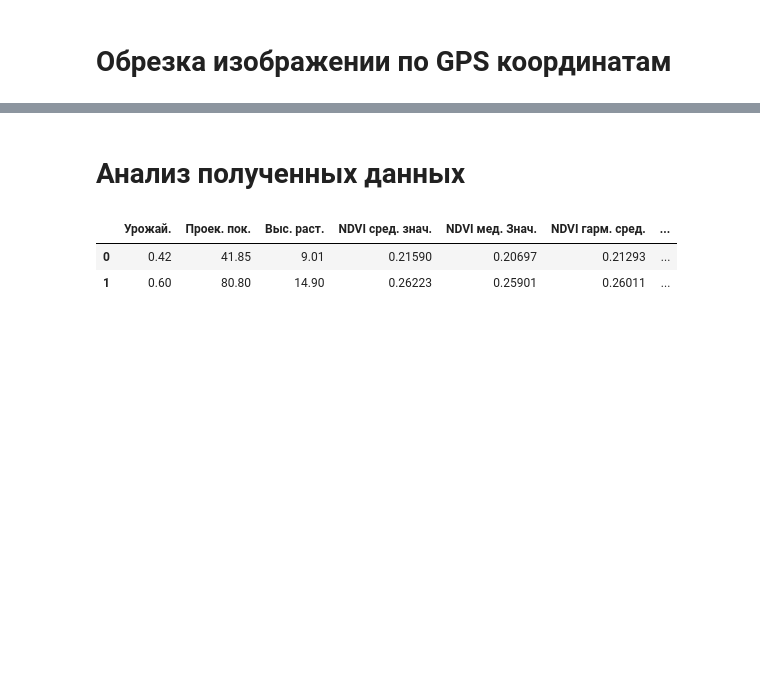
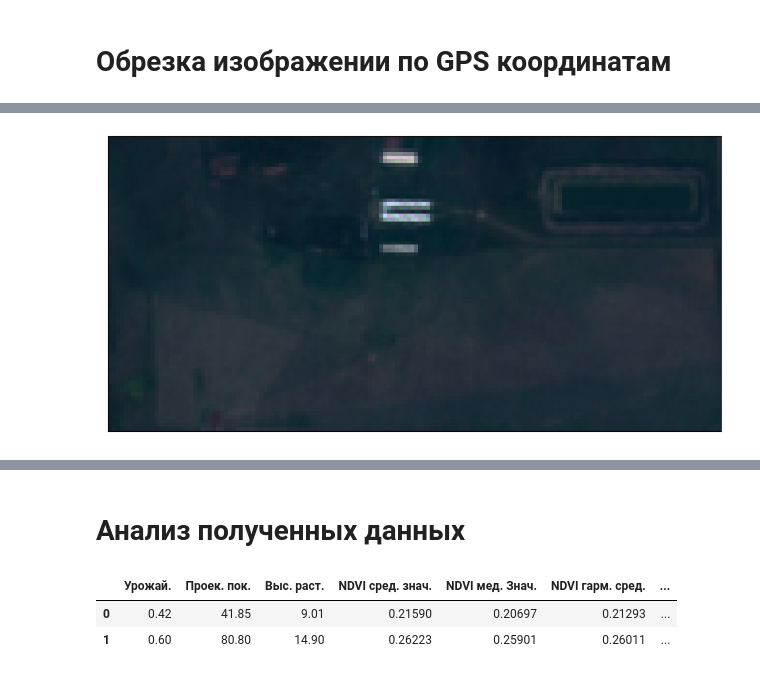
Before and after one commit to Yerlan999/CowsGPSTracker-KazATU, a Jupyter notebook: RealWorld_PastureAnanysisGPSbased.ipynb, the cells around one changed output, grey strips where cells are left out. Saved outputs shown, nothing was run; the diff lists cells and outputs as text; code cells hidden in the pictures; blank space fills up the shorter version.

```diff
--- a/RealWorld_PastureAnanysisGPSbased.ipynb
+++ b/RealWorld_PastureAnanysisGPSbased.ipynb
@@ -463,0 +146,7 @@ mx7 = ma.masked_array(ndvi, mask=mask7.reshape(height, width))
+# %%
+rgb = ep.plot_rgb(aoi_bands_stack,
+                  rgb=(3,2,1),
+                  figsize=(10, 16))
+plt.show()
+# %% [output]
+[figure, added]
```
Also changed, not shown: parts of 73 cells of this notebook, 4 other files.
